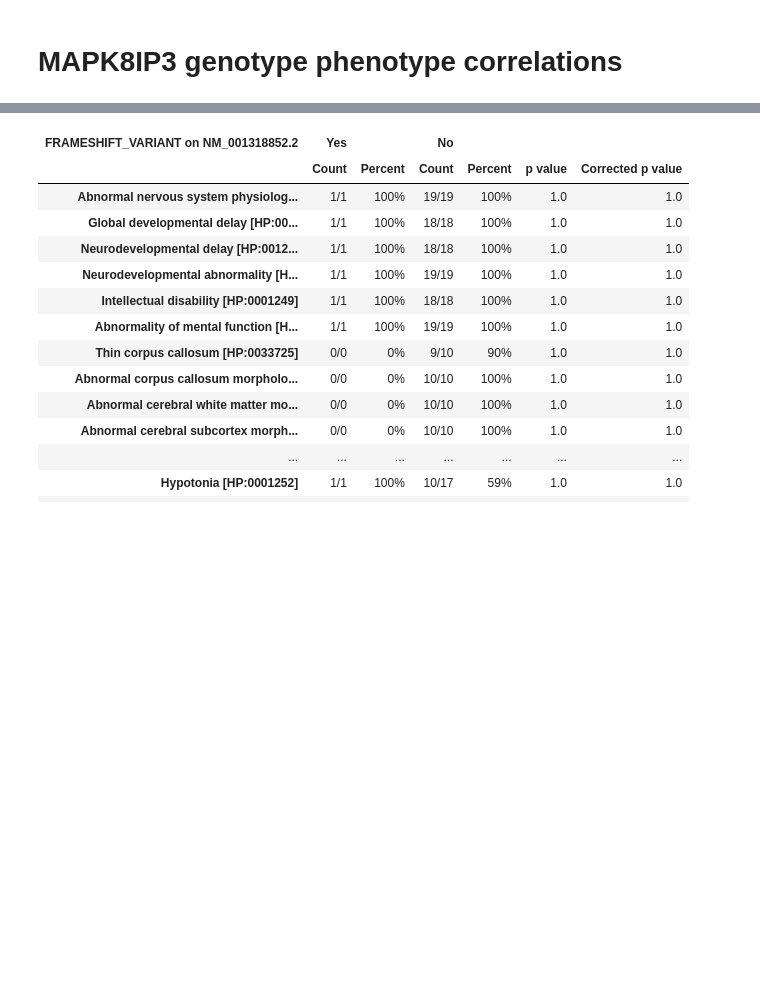
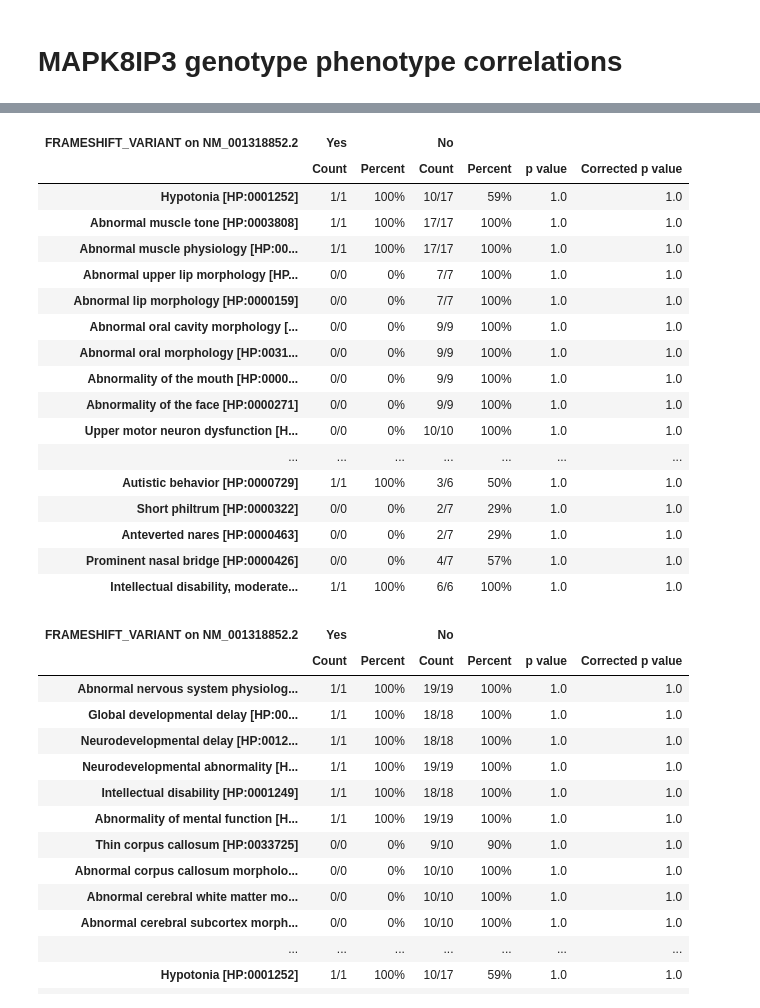
Before and after one commit to monarch-initiative/gpsea, a Jupyter notebook: notebooks/MAPK8IP3/MAPK8IP3.ipynb, the cells around one changed output, grey strips where cells are left out. Drawn from its saved outputs; the diff is of its cells as text; code cells hidden in the pictures; blank space fills up the shorter version.

Commit message:
MAPK8IP33 example

```diff
--- a/notebooks/MAPK8IP3/MAPK8IP3.ipynb
+++ b/notebooks/MAPK8IP3/MAPK8IP3.ipynb
@@ -125,0 +111,29 @@ frameshift.summarize(hpo, PatientCategories.YES)
+# %%
+analysis_config = CohortAnalysisConfiguration()
+analysis_config.missing_implies_excluded = True
+analysis_config.pval_correction = 'fdr_bh'
+analysis_config.min_perc_patients_w_hpo = 0.1
+analysis_config.heuristic_strategy()
+analysis = configure_cohort_analysis(cohort, hpo, config=analysis_config)
+# %%
+frameshift = analysis.compare_by_variant_effect(VariantEffect.FRAMESHIFT_VARIANT, tx_id=MAPK8IP3_id)
+frameshift.summarize(hpo, PatientCategories.YES)
+# %% [output]
+| FRAMESHIFT_VARIANT on NM_001318852.2 | Yes |  | No |  |  |  |
+|  | Count | Percent | Count | Percent | p value | Corrected p value |
+| Hypotonia [HP:0001252] | 1/1 | 100% | 10/17 | 59% | 1.0 | 1.0 |
+| Abnormal muscle tone [HP:0003808] | 1/1 | 100% | 17/17 | 100% | 1.0 | 1.0 |
+| Abnormal muscle physiology [HP:00... | 1/1 | 100% | 17/17 | 100% | 1.0 | 1.0 |
+| Abnormal upper lip morphology [HP... | 0/0 | 0% | 7/7 | 100% | 1.0 | 1.0 |
+| Abnormal lip morphology [HP:0000159] | 0/0 | 0% | 7/7 | 100% | 1.0 | 1.0 |
+| Abnormal oral cavity morphology [... | 0/0 | 0% | 9/9 | 100% | 1.0 | 1.0 |
+| Abnormal oral morphology [HP:0031... | 0/0 | 0% | 9/9 | 100% | 1.0 | 1.0 |
+| Abnormality of the mouth [HP:0000... | 0/0 | 0% | 9/9 | 100% | 1.0 | 1.0 |
+| Abnormality of the face [HP:0000271] | 0/0 | 0% | 9/9 | 100% | 1.0 | 1.0 |
+| Upper motor neuron dysfunction [H... | 0/0 | 0% | 10/10 | 100% | 1.0 | 1.0 |
+| ... | ... | ... | ... | ... | ... | ... |
+| Autistic behavior [HP:0000729] | 1/1 | 100% | 3/6 | 50% | 1.0 | 1.0 |
+| Short philtrum [HP:0000322] | 0/0 | 0% | 2/7 | 29% | 1.0 | 1.0 |
+| Anteverted nares [HP:0000463] | 0/0 | 0% | 2/7 | 29% | 1.0 | 1.0 |
+| Prominent nasal bridge [HP:0000426] | 0/0 | 0% | 4/7 | 57% | 1.0 | 1.0 |
+| Intellectual disability, moderate... | 1/1 | 100% | 6/6 | 100% | 1.0 | 1.0 |
```
Also changed, not shown: parts of 17 cells of this notebook.
